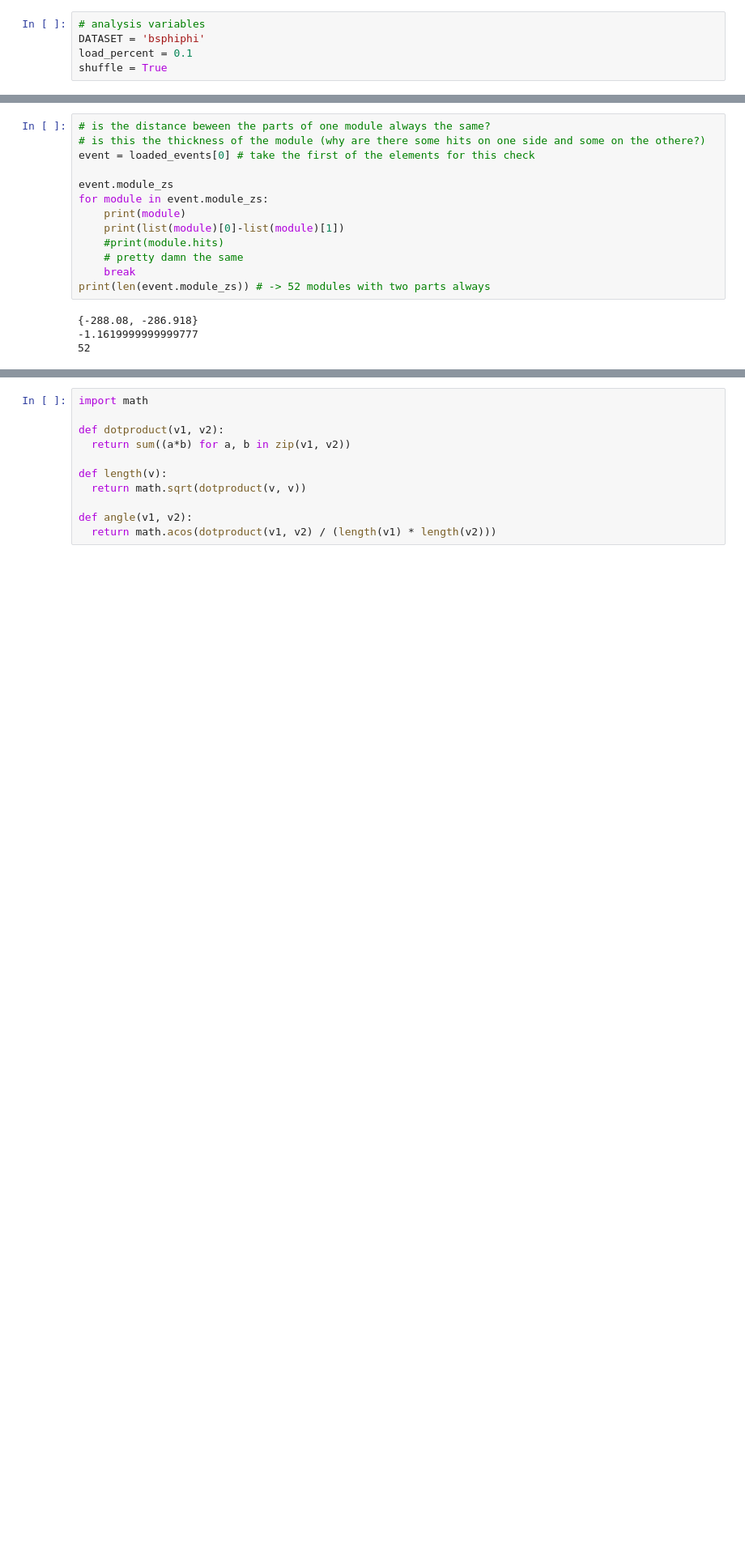
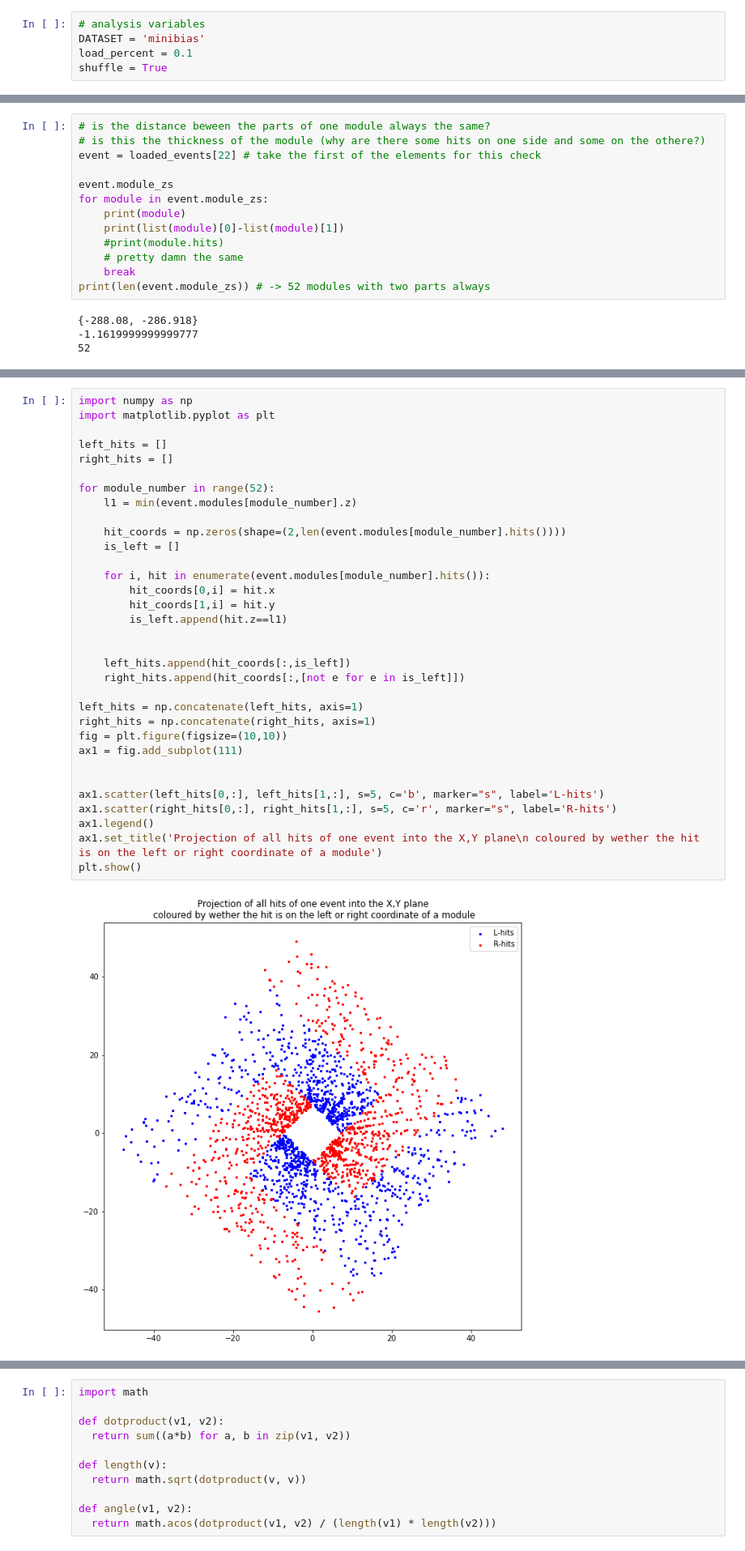
Before and after one commit to ctelloordonez/velopix_tracking-master, a Jupyter notebook: data_analysis/data_analysis.ipynb, the cells around one changed output, grey strips where cells are left out. Shown at 81% size. Saved outputs shown, nothing was run; the diff lists cells and outputs as text; blank space fills up the shorter version.

Commit message:
edited the path in event analysis

```diff
--- a/data_analysis/data_analysis.ipynb
+++ b/data_analysis/data_analysis.ipynb
@@ -17,7 +17,7 @@ dataset={
 }
 # %%
 # analysis variables
-DATASET = 'bsphiphi'
+DATASET = 'minibias'
 load_percent = 0.1
 shuffle = True
 # %%
@@ -42,7 +42,7 @@ successfully loaded 100 events
 # %%
 # is the distance beween the parts of one module always the same?
 # is this the thickness of the module (why are there some hits on one side and some on the othere?)
-event = loaded_events[0] # take the first of the elements for this check
+event = loaded_events[22] # take the first of the elements for this check
 
 event.module_zs
 for module in event.module_zs:
@@ -58,0 +72,35 @@ print(len(event.module_zs)) # -> 52 modules with two parts always
+# %%
+import numpy as np
+import matplotlib.pyplot as plt
+
+left_hits = []
+right_hits = []
+
+for module_number in range(52):
+    l1 = min(event.modules[module_number].z)
+
+    hit_coords = np.zeros(shape=(2,len(event.modules[module_number].hits())))
+    is_left = []
+
+    for i, hit in enumerate(event.modules[module_number].hits()):
+        hit_coords[0,i] = hit.x
+        hit_coords[1,i] = hit.y
+        is_left.append(hit.z==l1)
+
+
+    left_hits.append(hit_coords[:,is_left])
+    right_hits.append(hit_coords[:,[not e for e in is_left]])
+
+left_hits = np.concatenate(left_hits, axis=1)
+right_hits = np.concatenate(right_hits, axis=1)
+fig = plt.figure(figsize=(10,10))
+ax1 = fig.add_subplot(111)
+
+
+ax1.scatter(left_hits[0,:], left_hits[1,:], s=5, c='b', marker="s", label='L-hits')
+ax1.scatter(right_hits[0,:], right_hits[1,:], s=5, c='r', marker="s", label='R-hits')
+ax1.legend()
+ax1.set_title('Projection of all hits of one event into the X,Y plane\n coloured by wether the hit is on the left or right coordinate of a module')
+plt.show()
+# %% [output]
+[figure, added]
```
Also changed, not shown: parts of 15 cells of this notebook, 1 other file.
